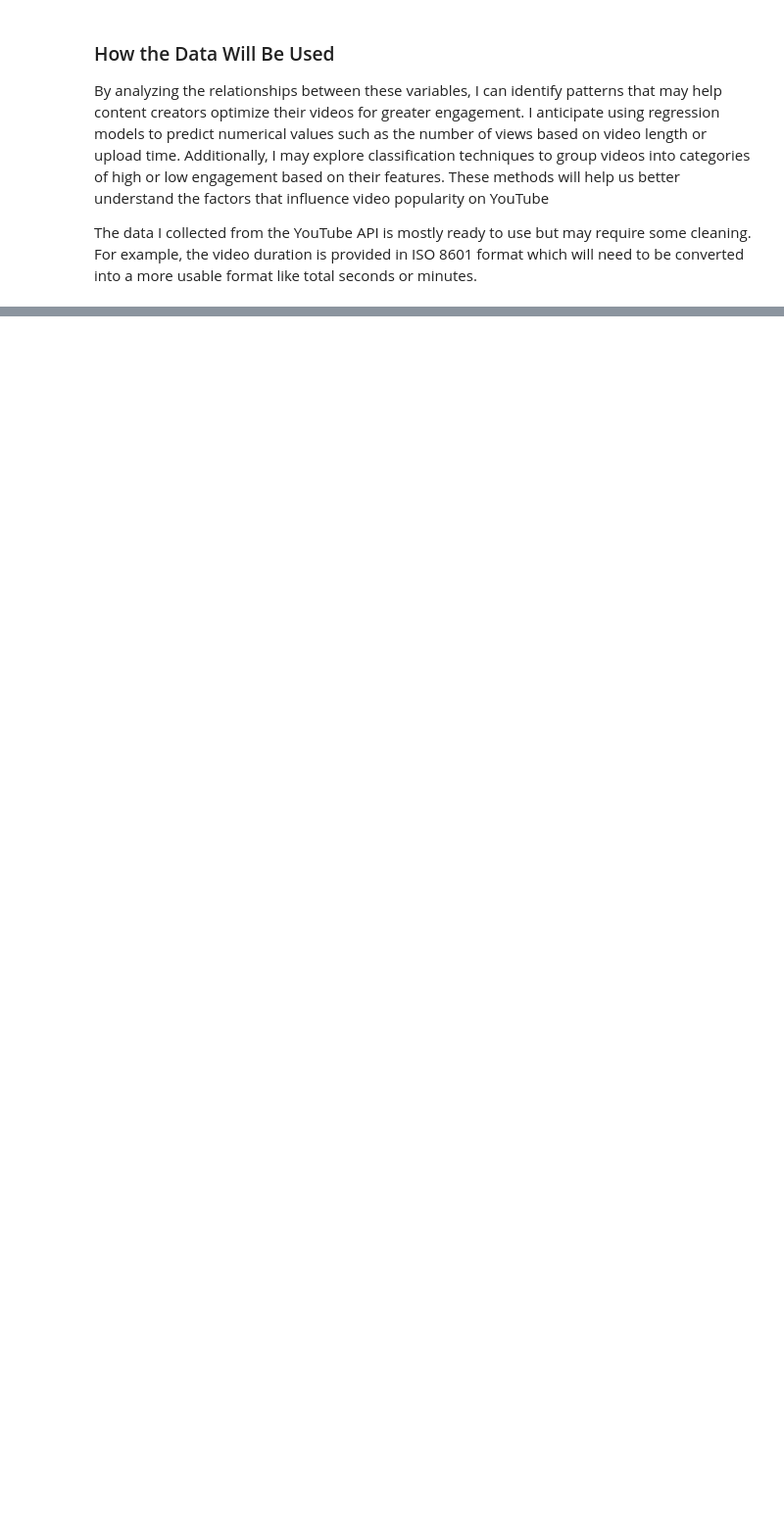
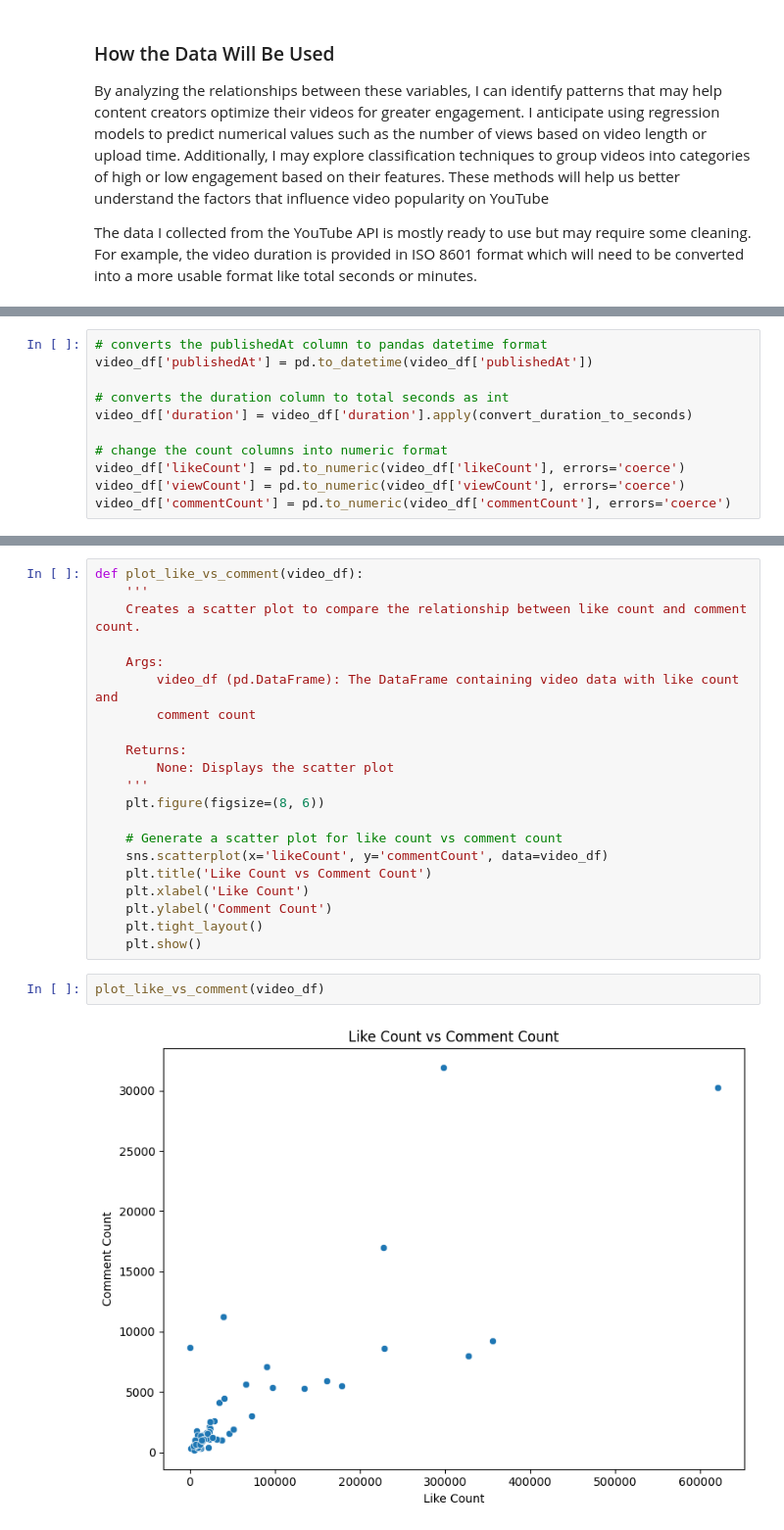
Before and after one commit to hewsAMH/youtubeProject, a Jupyter notebook: youtubeTrendingData.ipynb, the cells around one changed output, grey strips where cells are left out. Shown: that part at 98% size. Drawn from its saved outputs; the diff is of its cells as text; blank space fills up the shorter version.

Commit message:
add graph and cleaning

```diff
--- a/youtubeTrendingData.ipynb
+++ b/youtubeTrendingData.ipynb
@@ -97,0 +136,11 @@ The data I collected from the YouTube API is mostly ready to use but may require
+# %%
+# converts the publishedAt column to pandas datetime format
+video_df['publishedAt'] = pd.to_datetime(video_df['publishedAt'])
+
+# converts the duration column to total seconds as int
+video_df['duration'] = video_df['duration'].apply(convert_duration_to_seconds)
+
+# change the count columns into numeric format
+video_df['likeCount'] = pd.to_numeric(video_df['likeCount'], errors='coerce')
+video_df['viewCount'] = pd.to_numeric(video_df['viewCount'], errors='coerce')
+video_df['commentCount'] = pd.to_numeric(video_df['commentCount'], errors='coerce')
@@ -97,0 +152,25 @@ The data I collected from the YouTube API is mostly ready to use but may require
+# %%
+def plot_like_vs_comment(video_df):
+    '''
+    Creates a scatter plot to compare the relationship between like count and comment count.
+
+    Args:
+        video_df (pd.DataFrame): The DataFrame containing video data with like count and
+        comment count
+
+    Returns:
+        None: Displays the scatter plot
+    '''
+    plt.figure(figsize=(8, 6))
+
+    # Generate a scatter plot for like count vs comment count
+    sns.scatterplot(x='likeCount', y='commentCount', data=video_df)
+    plt.title('Like Count vs Comment Count')
+    plt.xlabel('Like Count')
+    plt.ylabel('Comment Count')
+    plt.tight_layout()
+    plt.show()
+# %%
+plot_like_vs_comment(video_df)
+# %% [output]
+[figure, added]
```
Also changed, not shown: parts of 10 cells of this notebook.
